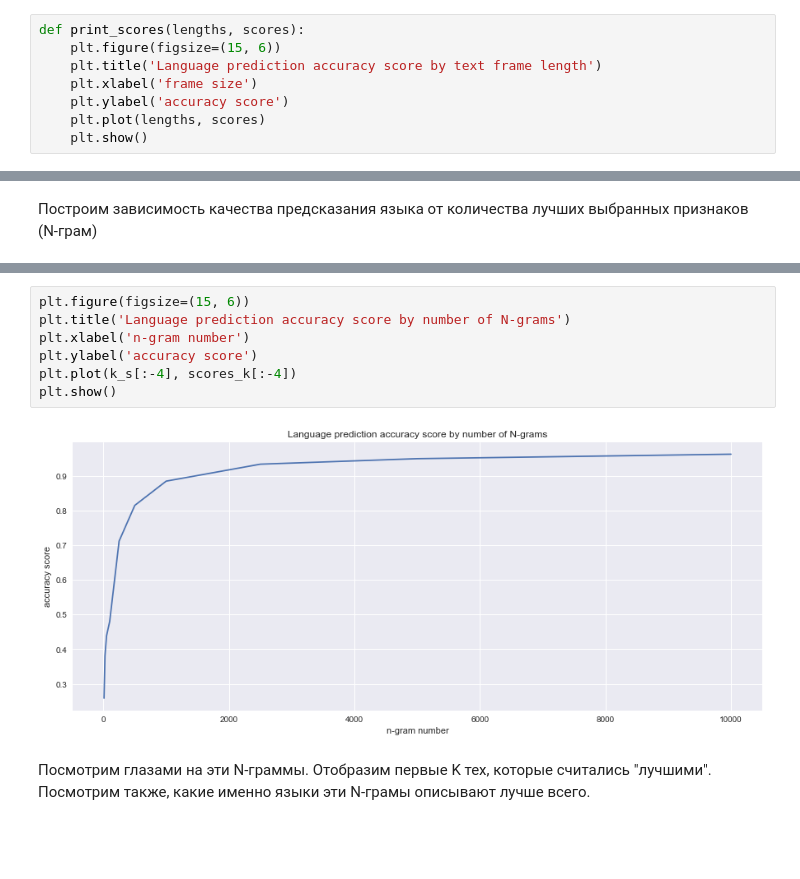
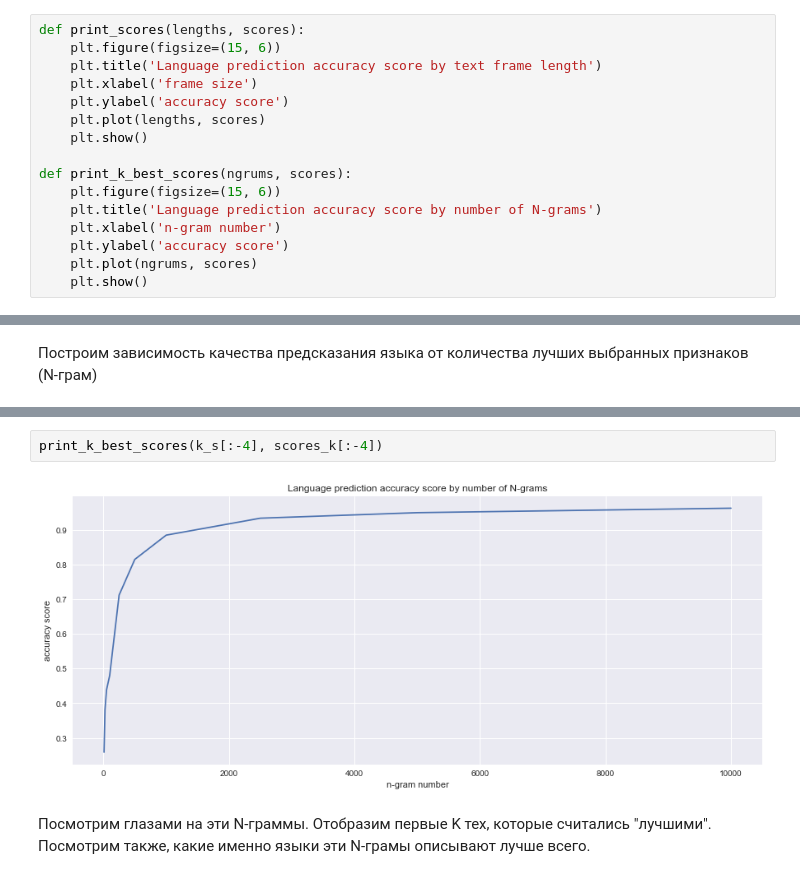
Before and after one commit to sergeyshilin/text-classifier, a Jupyter notebook: notebooks/Text Classification (n-grams).ipynb, the cells around one changed output, grey strips where cells are left out. Drawn from its saved outputs; the diff is of its cells as text; blank space fills up the shorter version.

```diff
--- a/notebooks/Text Classification (n-grams).ipynb
+++ b/notebooks/Text Classification (n-grams).ipynb
@@ -219,6 +221,14 @@ def print_scores(lengths, scores):
     plt.ylabel('accuracy score')
     plt.plot(lengths, scores)
     plt.show()
+
+def print_k_best_scores(ngrums, scores):
+    plt.figure(figsize=(15, 6))
+    plt.title('Language prediction accuracy score by number of N-grams')
+    plt.xlabel('n-gram number')
+    plt.ylabel('accuracy score')
+    plt.plot(ngrums, scores)
+    plt.show()
 # %%
 print_scores(frame_lenghts, scores)
 # %% [output]
@@ -374,15 +385,10 @@ k-best          score
 50000           0.970577777778
 100000          0.971111111111
 125000          0.9712
-# %%
-plt.figure(figsize=(15, 6))
-plt.title('Language prediction accuracy score by number of N-grams')
-plt.xlabel('n-gram number')
-plt.ylabel('accuracy score')
-plt.plot(k_s[:-4], scores_k[:-4])
-plt.show()
-# %% [output]
-[figure, removed]
+# %%
+print_k_best_scores(k_s[:-4], scores_k[:-4])
+# %% [output]
+[figure, added]
 # %% [markdown]
 Посмотрим глазами на эти N-граммы. Отобразим первые K тех, которые считались "лучшими". Посмотрим также, какие именно языки эти N-грамы описывают лучше всего.
 # %%
```
Also changed, not shown: parts of 30 cells of this notebook.
